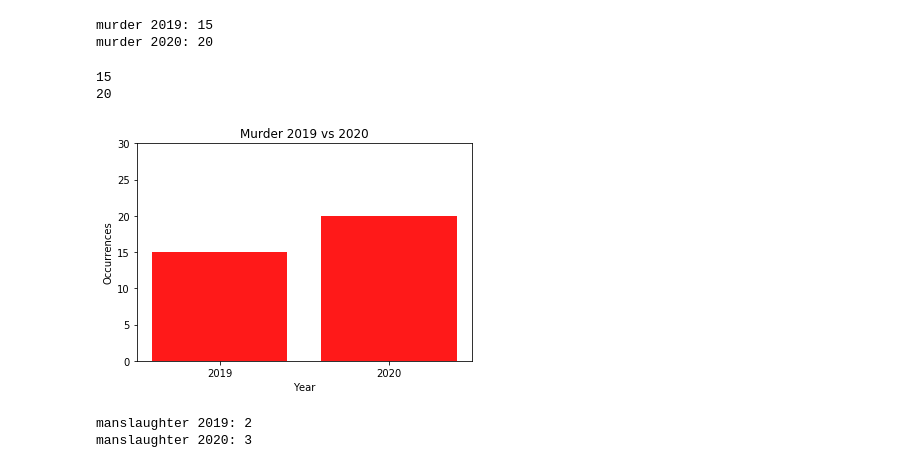
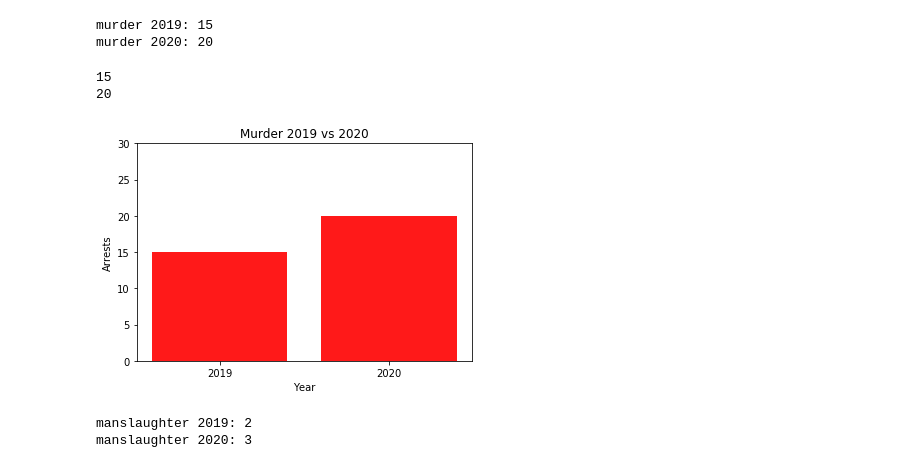
Before and after one commit to ibeth92/Crime_in_the_Time_of_COVID, a Jupyter notebook: rick.project1.ipynb, the cells around one changed output. Drawn from its saved outputs; the diff is of its cells as text; code cells hidden in the pictures.

```diff
--- a/rick.project1.ipynb
+++ b/rick.project1.ipynb
@@ -111,23 +111,23 @@ murder 2020: 20
 # %%
 murder_count2019 = murder2019["Address"].count()
 print(murder_count2019)
 murder_count2020 = murder2020["Address"].count()
 print(murder_count2020)
 counts =[murder_count2019,murder_count2020]
 x_axis = np.arange(len(counts))
 
 plt.bar(x_axis, counts, color='r', alpha=0.9, align="center")
 tick_locations = [value for value in x_axis]
 plt.xticks(tick_locations, ["2019", "2020"])
 plt.ylim(0,30)
 plt.title("Murder 2019 vs 2020")
 plt.xlabel("Year")
-plt.ylabel("Occurrences")
+plt.ylabel("Arrests")
 plt.show()
 # %% [output]
 15
 20
-[figure, old version]
+[figure, new version]
 # %%
 manslaughter2019 = crime_data2019[crime_data2019['Highest Offense Description'].str.contains("MANSLAUGHTER")]
 print(f"manslaughter 2019: {len(manslaughter2019)}")
```
Also changed, not shown: parts of 22 cells of this notebook.
